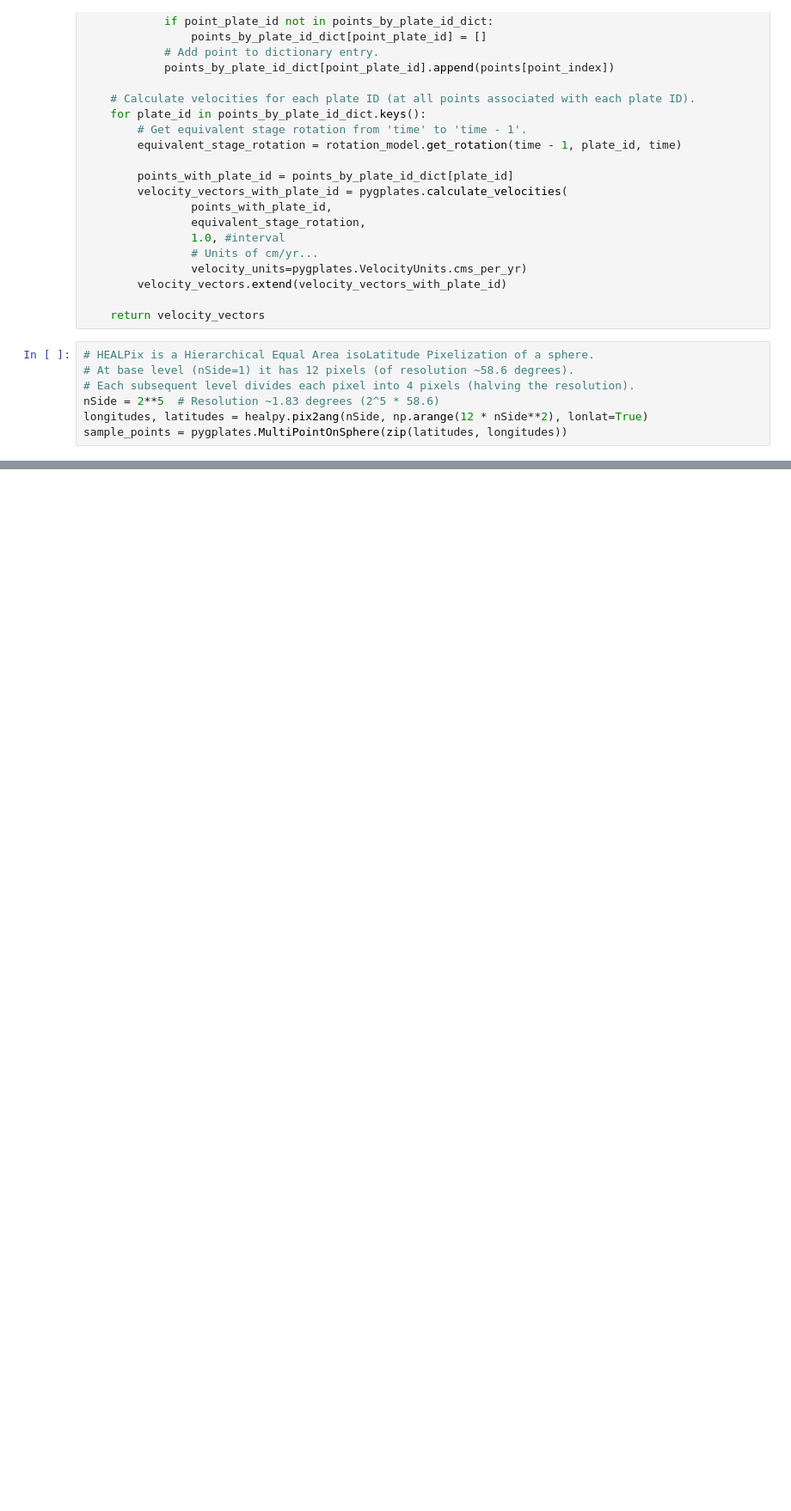
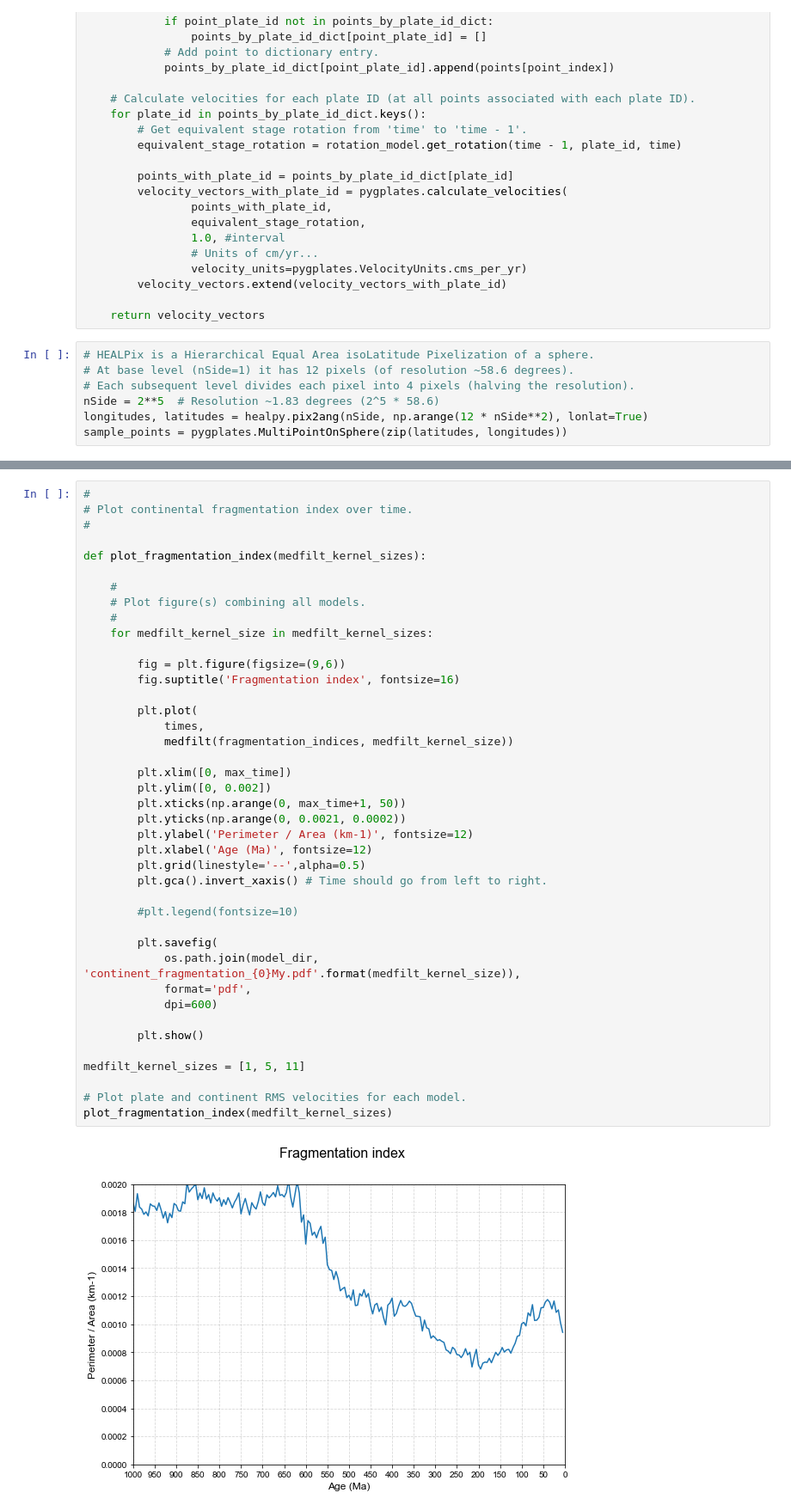
Before and after one commit to EarthByte/optAPM, a Jupyter notebook: figures/generate_plate_velocity_figures.ipynb, the cells around one changed output, grey strips where cells are left out. Shown at 86% size. Cells and saved outputs as stored; diff of their text form; blank space fills up the shorter version.

```diff
--- a/figures/generate_plate_velocity_figures.ipynb
+++ b/figures/generate_plate_velocity_figures.ipynb
@@ -303,0 +341,43 @@ plot_rms_velocities(medfilt_kernel_sizes)
+# %%
+#
+# Plot continental fragmentation index over time.
+#
+
+def plot_fragmentation_index(medfilt_kernel_sizes):
+
+    #
+    # Plot figure(s) combining all models.
+    #
+    for medfilt_kernel_size in medfilt_kernel_sizes:
+
+        fig = plt.figure(figsize=(9,6))
+        fig.suptitle('Fragmentation index', fontsize=16)
+
+        plt.plot(
+            times,
+            medfilt(fragmentation_indices, medfilt_kernel_size))
+
+        plt.xlim([0, max_time])
+        plt.ylim([0, 0.002])
+        plt.xticks(np.arange(0, max_time+1, 50))
+        plt.yticks(np.arange(0, 0.0021, 0.0002))
+        plt.ylabel('Perimeter / Area (km-1)', fontsize=12)
+        plt.xlabel('Age (Ma)', fontsize=12)
+        plt.grid(linestyle='--',alpha=0.5)
+        plt.gca().invert_xaxis() # Time should go from left to right.
+
+        #plt.legend(fontsize=10)
+
+        plt.savefig(
+            os.path.join(model_dir, 'continent_fragmentation_{0}My.pdf'.format(medfilt_kernel_size)),
+            format='pdf',
+            dpi=600)
+
+        plt.show()
+
+medfilt_kernel_sizes = [1, 5, 11]
+
+# Plot plate and continent RMS velocities for each model.
+plot_fragmentation_index(medfilt_kernel_sizes)
+# %% [output]
+[figure, added]
```
Also changed, not shown: parts of 5 cells of this notebook.
